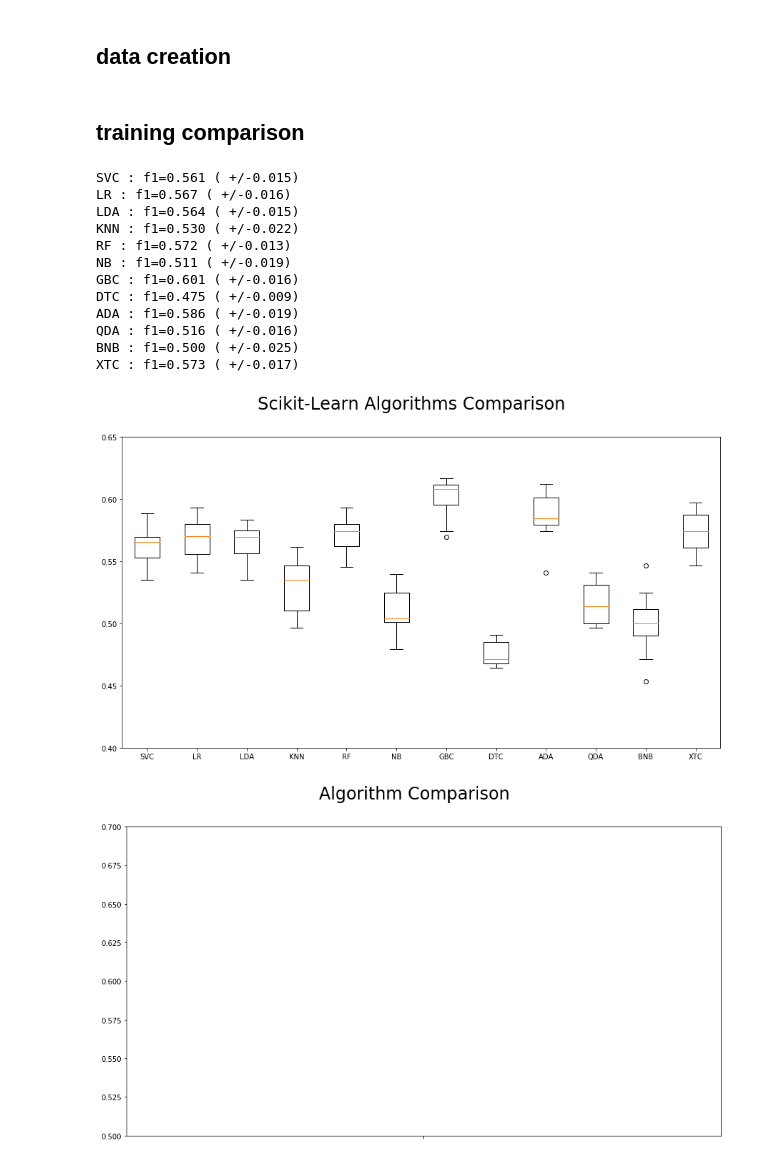
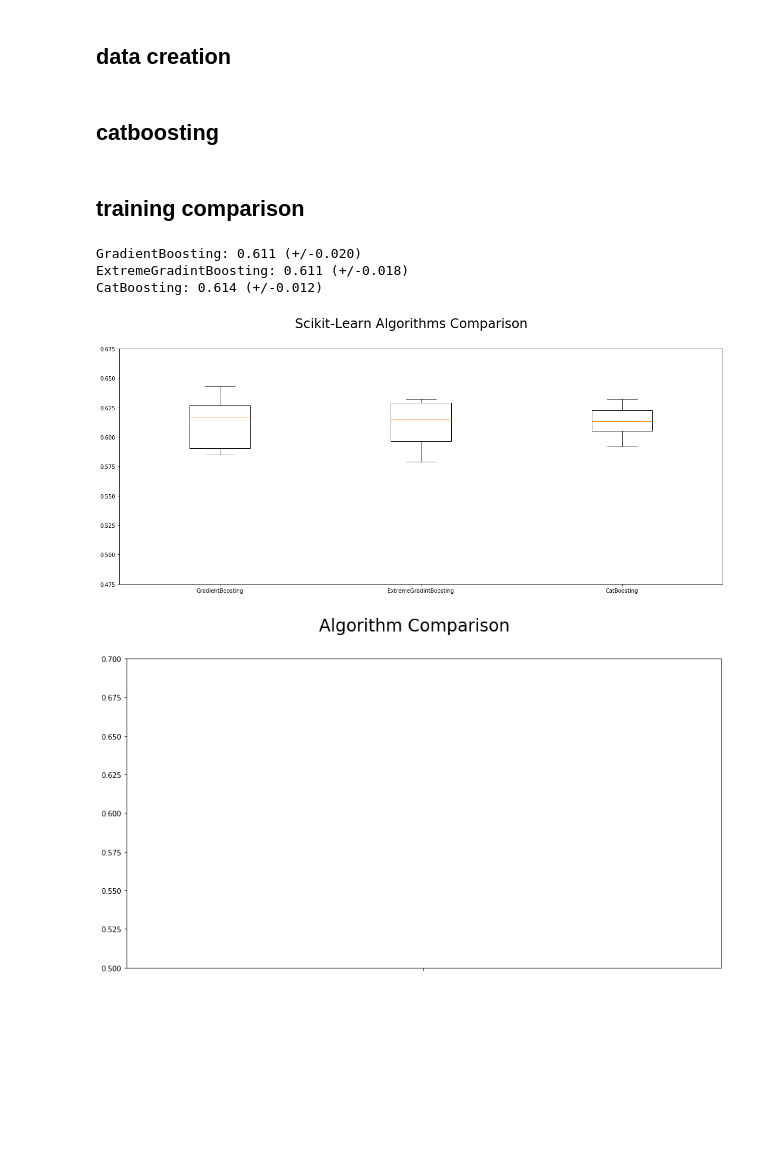
Before and after one commit to EugenioTL/Vodafone_Challenge, a Jupyter notebook: Eugenio/Main.ipynb, the cells around one changed output. Cells and saved outputs as stored; diff of their text form; code cells hidden in the pictures; blank space fills up the shorter version.

```diff
--- a/Eugenio/Main.ipynb
+++ b/Eugenio/Main.ipynb
@@ -91,12 +88,28 @@ def train_test_validation_split(features, labels, val_samples, test_samples):
     return X_train, X_test, X_val, y_train, y_test, y_val
 # %% [markdown]
 ## data creation
+# %%
+# Import the train set and test set
+train_data = pd.read_csv("cat_train.csv", delimiter=",")
+test_data = pd.read_csv("cat_test.csv", delimiter=",")
+
+# Drop the ID column
+train_data = train_data.drop('ID', axis=1)
+train_data = train_data.drop('Regions_Cluster', axis=1)
+# Sort the dataset
+train_data = train_data.iloc[np.random.permutation(len(train_data))]
+train_data = train_data.reset_index(drop=True)
+
+train_data.fillna(-999, inplace=True)
+test_data.fillna(-999, inplace=True)
 # %%
 train_feat, train_label = features_labels_split(train_data)
 
 num_val_samples = 0
 num_test_samples = 950
 X_train, X_test, X_val, y_train, y_test, y_val = train_test_validation_split(train_feat, train_label, num_val_samples, num_test_samples)
+# %% [markdown]
+## catboosting
 # %% [markdown]
 ## training comparison
 # %%
@@ -110,7 +123,7 @@ from sklearn.discriminant_analysis import LinearDiscriminantAnalysis, QuadraticD
 from sklearn.naive_bayes import GaussianNB, BernoulliNB
 from sklearn.svm import SVC, LinearSVC
 from sklearn.gaussian_process import GaussianProcessClassifier
-
+from catboost import CatBoostClassifier
 
 
 # Build the default models to select the best one
@@ -126,65 +139,53 @@ ada = AdaBoostClassifier()
 rf = RandomForestClassifier()
 knn = KNeighborsClassifier()
 gbc = GradientBoostingClassifier()
-#gpc = GaussianProcessClassifier() #Too fucking slow
 perc = Perceptron()
 paggr = PassiveAggressiveClassifier()
 svc = SVC()
 lsvc = LinearSVC()
 sgd = SGDClassifier()
-
-
+xgb = XGBClassifier(n_jobs=-1, objective='multi:softmax', random_state=seed)
+cbc = CatBoostClassifier(random_seed=seed,logging_level='Silent',loss_function='MultiClassOneVsAll',)
 
 # Append all the models into an array
 models = []
-models.append(('SVC', svc))
-models.append(('LR', lr))
-models.append(('LDA', lda))
-models.append(('KNN', knn))
-models.append(('RF', rf))
-models.append(('NB', nb))
-models.append(('GBC', gbc))
-models.append(('DTC', dtc))
-models.append(('ADA', ada))
-models.append(('QDA', qda))
-models.append(('BNB', bnb))
-models.append(('XTC', xtc))
+models.append(('GradientBoosting', gbc))
+models.append(('ExtremeGradintBoosting', xgb))
+models.append(('CatBoosting', cbc))
+#models.append(('RandomForest', rf))
+#models.append(('GaussianNB', nb))
+#models.append(('GradientBoosting', gbc))
+#models.append(('AdaBoosting', ada))
+#models.append(('QDA', qda))
+#models.append(('ExtraTrees', xtc))
+#models.append(('LogisticRegression', lr))
 
 
 
 from sklearn.model_selection import cross_val_score
 
 
 # evaluate each model in turn
 results = []
 names = []
 for name, model in models:
     kfold = KFold(n_splits=10, random_state=seed)
     cv_results = cross_val_score(model, X_train, y_train, cv=kfold, scoring='f1_micro', n_jobs=-1)
     results.append(cv_results)
     names.append(name)
-    msg = "%s : f1=%.3f ( +/-%.3f)" % (name, cv_results.mean(), cv_results.std())
+    msg = "%s: %.3f (+/-%.3f)" % (name, cv_results.mean(), cv_results.std())
     print(msg)
 
 # boxplot algorithm comparison
-fig = plt.figure(figsize=(15, 8))
+fig = plt.figure(figsize=(20, 8))
 fig.suptitle('Scikit-Learn Algorithms Comparison', fontsize=24)
 ax = fig.add_subplot(1,1,1)
 plt.boxplot(results)
-plt.ylim([0.4,0.65])
+plt.ylim([0.475,0.675])
 ax.set_xticklabels(names)
 plt.show()
 # %% [output]
-SVC : f1=0.561 ( +/-0.015)
-LR : f1=0.567 ( +/-0.016)
-LDA : f1=0.564 ( +/-0.015)
-KNN : f1=0.530 ( +/-0.022)
-RF : f1=0.572 ( +/-0.013)
-NB : f1=0.511 ( +/-0.019)
-GBC : f1=0.601 ( +/-0.016)
-DTC : f1=0.475 ( +/-0.009)
-ADA : f1=0.586 ( +/-0.019)
-QDA : f1=0.516 ( +/-0.016)
-BNB : f1=0.500 ( +/-0.025)
-XTC : f1=0.573 ( +/-0.017)
+GradientBoosting: 0.611 (+/-0.020)
+ExtremeGradintBoosting: 0.611 (+/-0.018)
+CatBoosting: 0.614 (+/-0.012)
-[figure, old version]
+[figure, new version]
```
Also changed, not shown: parts of 4 cells of this notebook, 32 other files.
